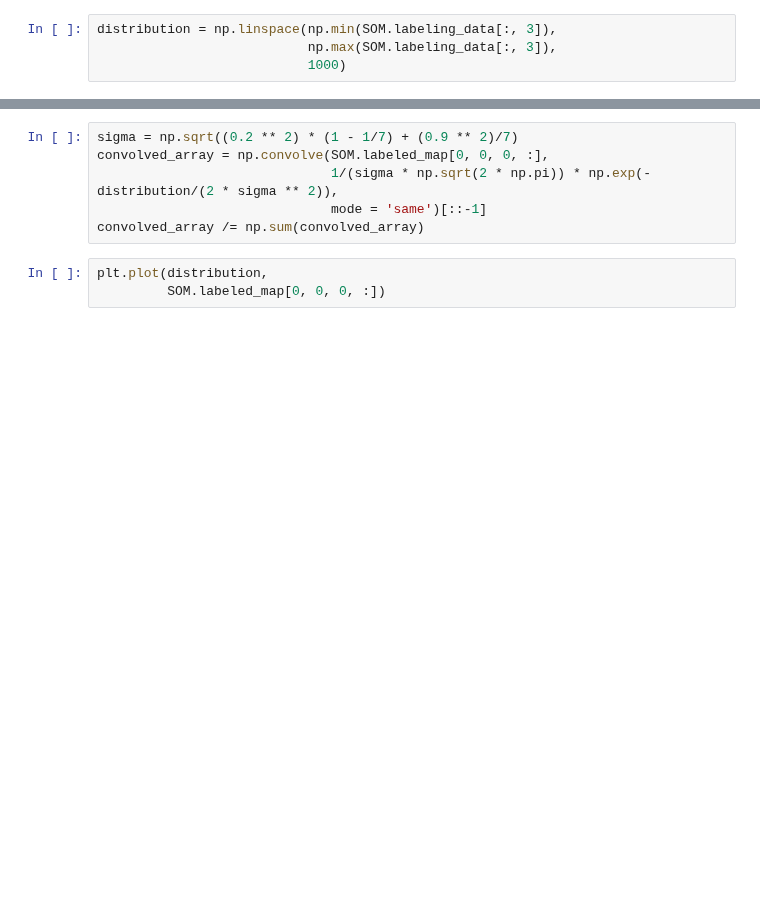
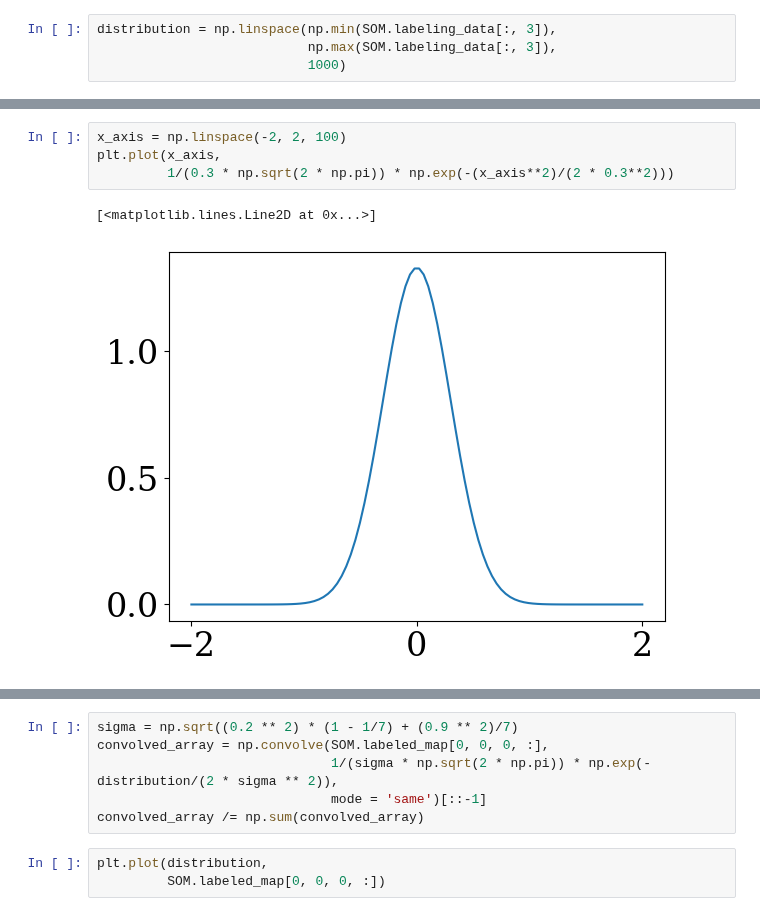
Before and after one commit to lsajkov/strw_mpdg, a Jupyter notebook: build_som.ipynb, the cells around one changed output, grey strips where cells are left out. Saved outputs shown, nothing was run; the diff lists cells and outputs as text; blank space fills up the shorter version.

```diff
--- a/build_som.ipynb
+++ b/build_som.ipynb
@@ -862,0 +921,7 @@ np.sum(SOM.labeled_map[0, 0, 0] * distribution)
+# %%
+x_axis = np.linspace(-2, 2, 100)
+plt.plot(x_axis,
+         1/(0.3 * np.sqrt(2 * np.pi)) * np.exp(-(x_axis**2)/(2 * 0.3**2)))
+# %% [output]
+[<matplotlib.lines.Line2D at 0x...>]
+[figure, added]
```
Also changed, not shown: parts of 16 cells of this notebook, 4 other files.
